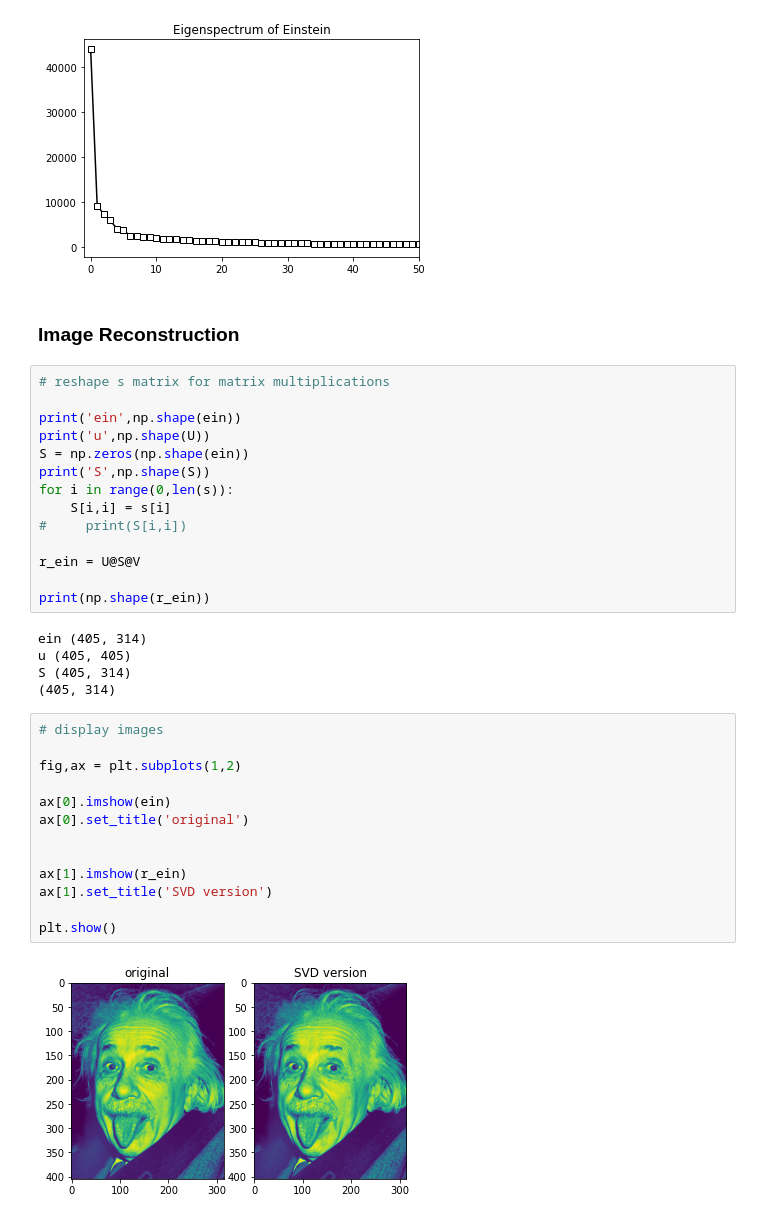
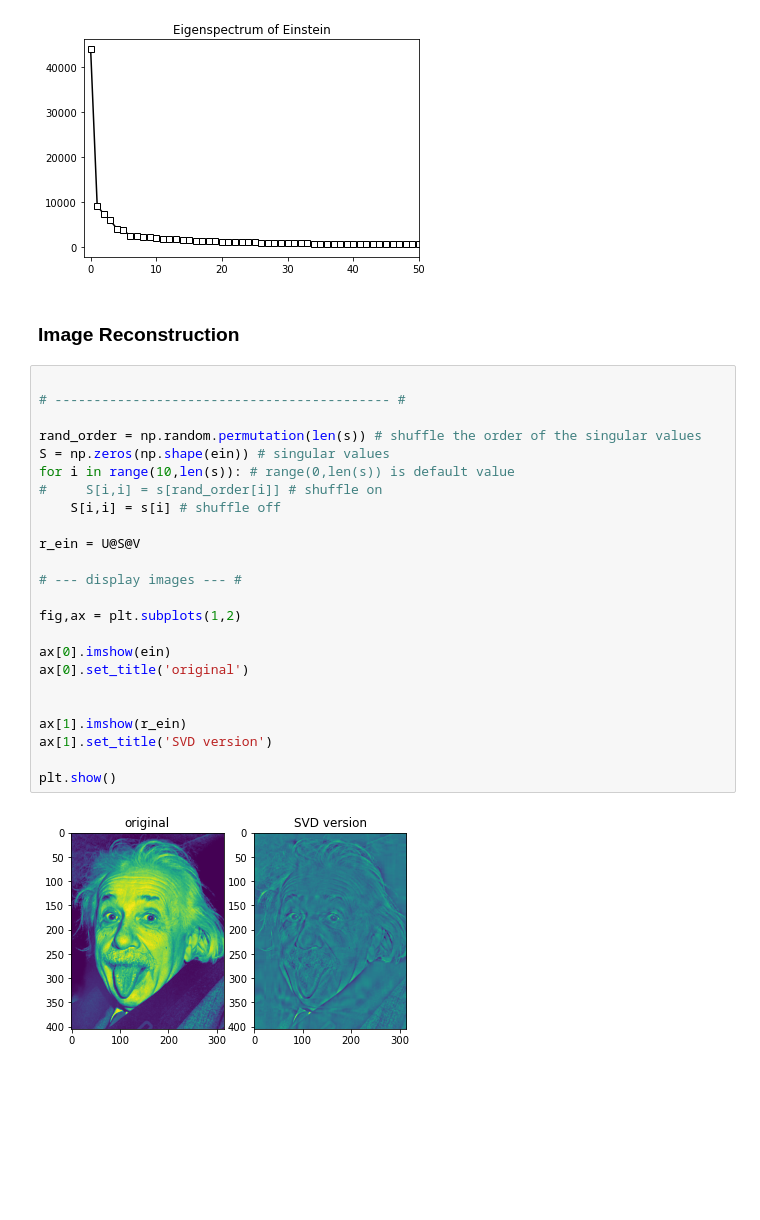
Before and after one commit to Nefari0/python-linear-algebra, a Jupyter notebook: Singular Value Decomposition.ipynb, the cells around one changed output. Cells and saved outputs as stored; diff of their text form; blank space fills up the shorter version.

Commit message:
partial image reconstruction

```diff
--- a/Singular Value Decomposition.ipynb
+++ b/Singular Value Decomposition.ipynb
@@ -66,39 +66,31 @@ plt.title('Eigenspectrum of Einstein')
 plt.show()
 # %% [output]
 [figure]
-# %% [markdown]
-### Image Reconstruction
+# %% [markdown]
+### Image Reconstruction
 # %%
-# reshape s matrix for matrix multiplications
 
-print('ein',np.shape(ein))
-print('u',np.shape(U))
-S = np.zeros(np.shape(ein))
-print('S',np.shape(S))
-for i in range(0,len(s)):
-    S[i,i] = s[i]
-#     print(S[i,i])
+# ------------------------------------------- #
+
+rand_order = np.random.permutation(len(s)) # shuffle the order of the singular values
+S = np.zeros(np.shape(ein)) # singular values
+for i in range(10,len(s)): # range(0,len(s)) is default value
+#     S[i,i] = s[rand_order[i]] # shuffle on
+    S[i,i] = s[i] # shuffle off
 
 r_ein = U@S@V
 
-print(np.shape(r_ein))
+# --- display images --- #
+
+fig,ax = plt.subplots(1,2)
+
+ax[0].imshow(ein)
+ax[0].set_title('original')
+
+
+ax[1].imshow(r_ein)
+ax[1].set_title('SVD version')
+
+plt.show()
 # %% [output]
-ein (405, 314)
-u (405, 405)
-S (405, 314)
-(405, 314)
+[figure, added]
-# %%
-# display images
-
-fig,ax = plt.subplots(1,2)
-
-ax[0].imshow(ein)
-ax[0].set_title('original')
-
-
-ax[1].imshow(r_ein)
-ax[1].set_title('SVD version')
-
-plt.show()
-# %% [output]
-[figure, removed]
```
Also changed, not shown: parts of 5 cells of this notebook.
